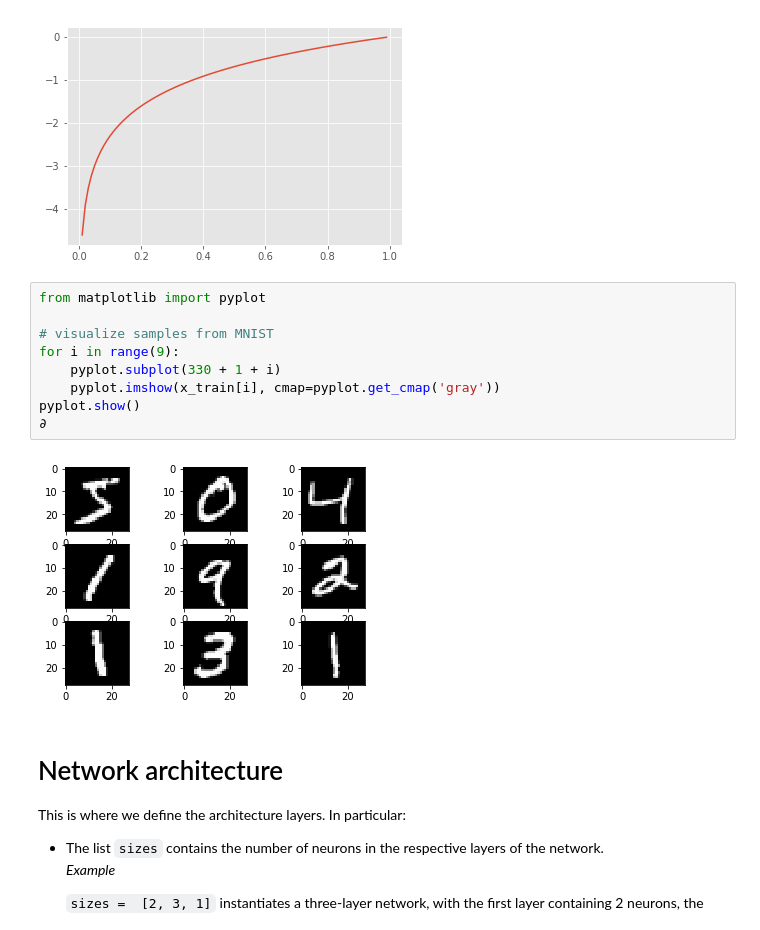
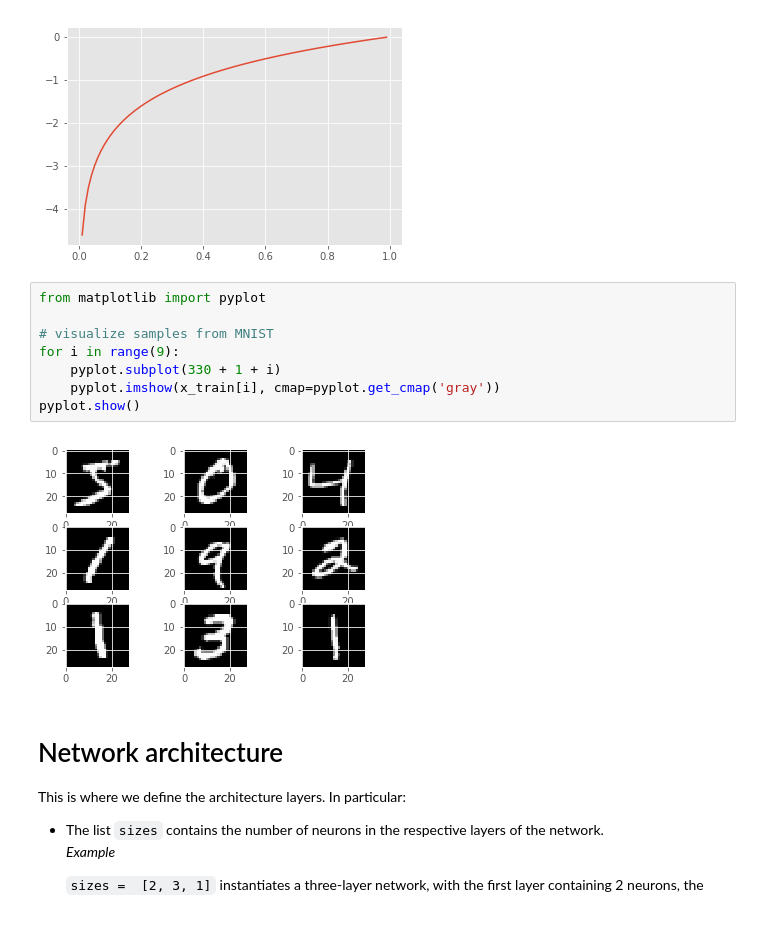
Before and after one commit to lmarches/neural-networks-and-deep-learning, a Jupyter notebook: src/network-with-cross-entropy.ipynb, the cells around one changed output. Drawn from its saved outputs; the diff is of its cells as text.

```diff
--- a/src/network-with-cross-entropy.ipynb
+++ b/src/network-with-cross-entropy.ipynb
@@ -139,14 +137,13 @@ plt.plot(i,np.log(i))
 # %%
 from matplotlib import pyplot
 
 # visualize samples from MNIST
 for i in range(9):
 	pyplot.subplot(330 + 1 + i)
 	pyplot.imshow(x_train[i], cmap=pyplot.get_cmap('gray'))
 pyplot.show()
-∂
 # %% [output]
-[figure, old version]
+[figure, new version]
 # %% [markdown]
 # Network architecture
 
```
Also changed, not shown: parts of 5 cells of this notebook.
